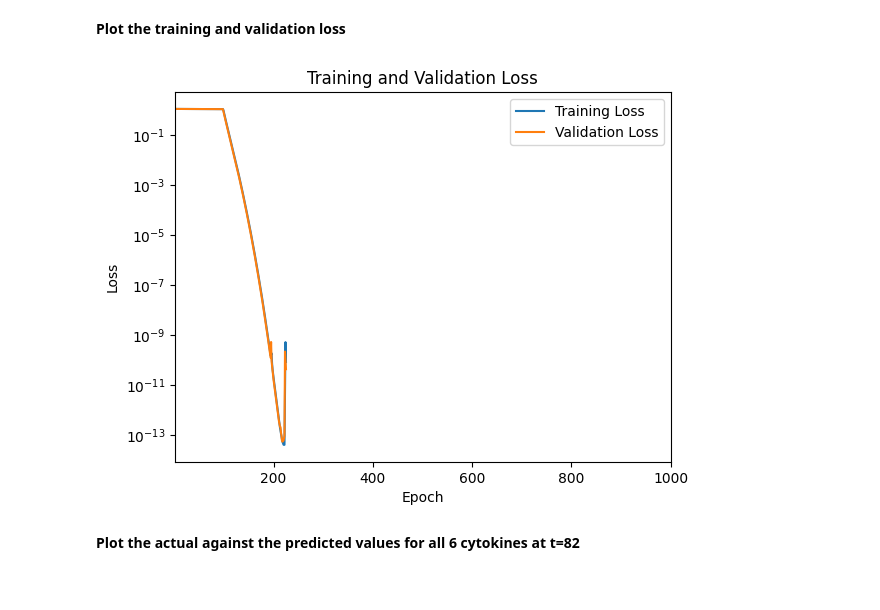
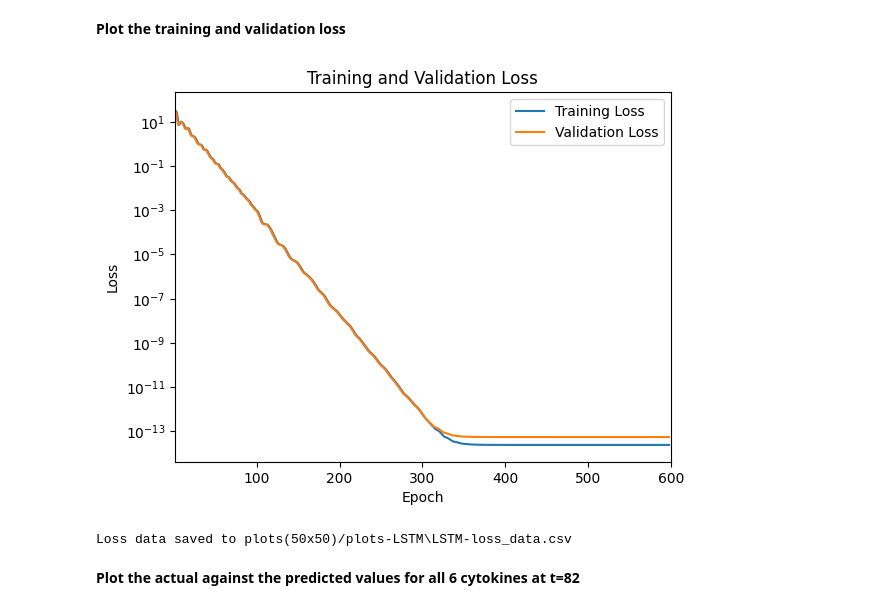
Before and after one commit to giannis3p/UvA-thesis-neural-agent-models, a Jupyter notebook: train(50x50).ipynb, the cells around one changed output. Drawn from its saved outputs; the diff is of its cells as text; code cells hidden in the pictures.

Commit message:
cleanup, data for 50x50

```diff
--- a/train(50x50).ipynb
+++ b/train(50x50).ipynb
@@ -939,21 +890,6 @@ initial_lr = 1e-2
 sequence_length =10
 
 input_sequences_reshaped = input_sequences.reshape(input_sequences.shape[0], input_sequences.shape[1], -1)
-
-#train_size = int(0.7 * input_sequences_reshaped.shape[0])
-#val_size = int(0.1 * input_sequences_reshaped.shape[0])
-#test_size = input_sequences_reshaped.shape[0] - train_size - val_size
-
-#X_train = input_sequences_reshaped[:train_size]
-#X_val = input_sequences_reshaped[train_size:train_size + val_size]
-#X_test = input_sequences_reshaped[train_size + val_size:]
-#y_train = output_values[:train_size]
-#y_val = output_values[train_size:train_size + val_size]
-#y_test = output_values[train_size + val_size:]
-
-
-##### diff split for spatial plots for more timestep#####
-
 
 train_size = int(0.7 * input_sequences_reshaped.shape[0])
 test_size = int(0.2 * input_sequences_reshaped.shape[0])
@@ -991,7 +927,7 @@ model.add(Reshape((50, 50, 6)))
 model.compile(optimizer=Adam(learning_rate=initial_lr), loss='mse', metrics=[r_squared, 'mape', accuracy, average_relative_rmse, 'msle', 'mae'])
 print(model.summary())
 
-history = model.fit(X_train, y_train, epochs=1500, batch_size=100, validation_data=(X_val, y_val), callbacks=[lr_scheduler, early_stopping])
+history = model.fit(X_train, y_train, epochs=600, batch_size=100, validation_data=(X_val, y_val), callbacks=[lr_scheduler, early_stopping])
 print("Training Loss:", history.history['loss'])
 
 loss = model.evaluate(X_test, y_test)
@@ -1033,39 +987,40 @@ df_all_timesteps.to_csv('data/LSTM(82-100hrs).csv', index=False)
 # %% [markdown]
 **Plot the training and validation loss**
 # %%
-train_loss = history.history['loss'][1:1000]
-val_loss = history.history['val_loss'][1:1000]
+train_loss = history.history['loss'][1:600]
+val_loss = history.history['val_loss'][1:600]
 
-output_dir = 'plots-STA-LSTM'
+output_dir = 'plots(50x50)/plots-LSTM'
 os.makedirs(output_dir, exist_ok=True)
 
 plt.plot(train_loss, label='Training Loss')
 plt.plot(val_loss, label='Validation Loss')
 plt.yscale('log')
 plt.xlabel('Epoch')
 plt.ylabel('Loss')
 plt.title('Training and Validation Loss')
 plt.legend()
-plt.xlim(1, 1000)  # Force the x-axis scale to be from 1 to 1500
+plt.xlim(1, 600)  # Force the x-axis scale to be from 1 to 1500
 plot_filename = f'loss.png'
 plot_path = os.path.join(output_dir, plot_filename)
 plt.savefig(plot_path)
 plt.show()
 
 # Exporting the data for loss to a CSV file
 loss_data = {
     'Epoch': list(range(1, len(train_loss) + 1)),  # Adjusting the length to match the loss data
     'Training Loss': train_loss,
     'Validation Loss': val_loss
 }
 loss_df = pd.DataFrame(loss_data)
-csv_filename = 'STA-loss_data.csv'
+csv_filename = 'LSTM-loss_data.csv'
 csv_path = os.path.join(output_dir, csv_filename)
 loss_df.to_csv(csv_path, index=False)
 
 print(f'Loss data saved to {csv_path}')
 # %% [output]
-[figure, old version]
+[figure, new version]
+Loss data saved to plots(50x50)/plots-LSTM\LSTM-loss_data.csv
 # %% [markdown]
 **Plot the actual against the predicted values for all 6 cytokines at t=82**
 # %%
```
Also changed, not shown: parts of 13 cells of this notebook, 56 other files.
